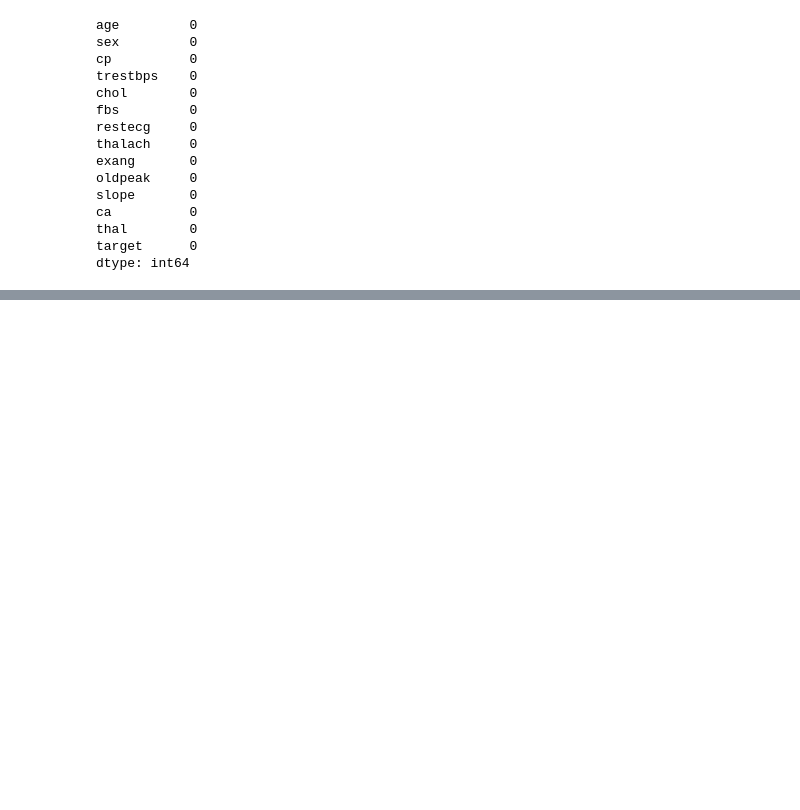
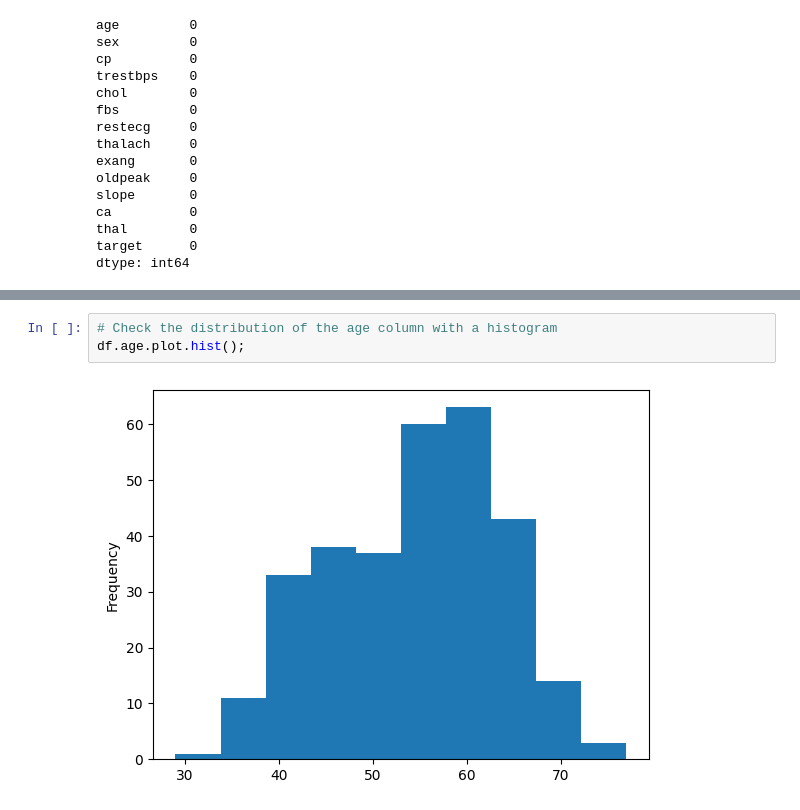
Before and after one commit to luitzdaryl/Heart-Disease-Project, a Jupyter notebook: heart-disease.ipynb, the cells around one changed output, grey strips where cells are left out. Cells and saved outputs as stored; diff of their text form; blank space fills up the shorter version.

```diff
--- a/heart-disease.ipynb
+++ b/heart-disease.ipynb
@@ -142,0 +197,5 @@ df.describe()
+# %%
+# Check the distribution of the age column with a histogram
+df.age.plot.hist();
+# %% [output]
+[figure, added]
```
Also changed, not shown: parts of 10 cells of this notebook.
